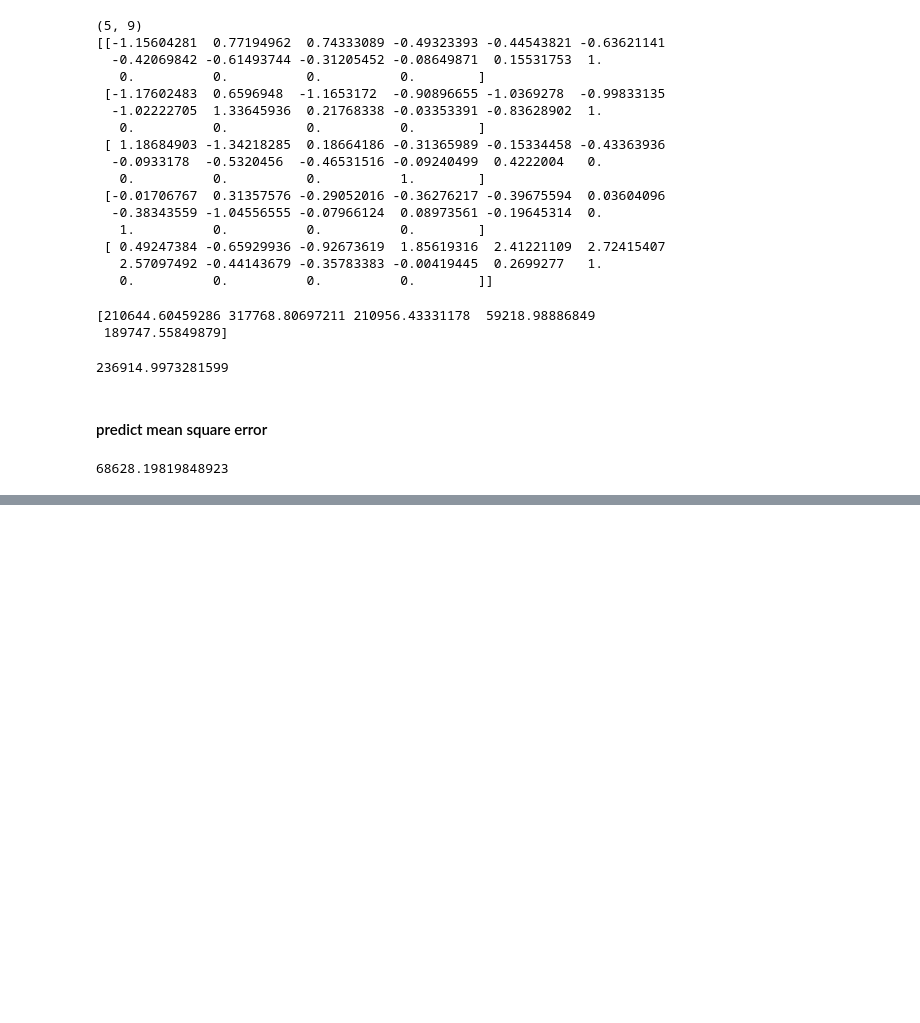
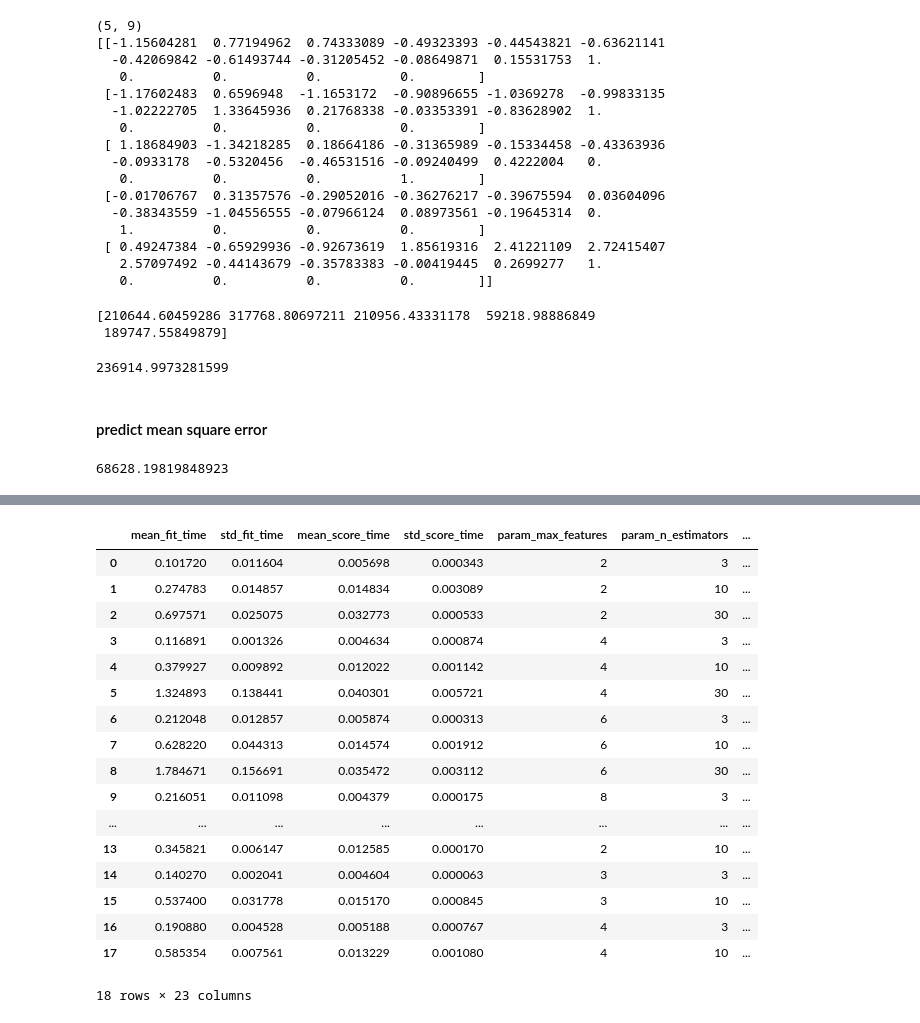
Before and after one commit to pacificlion/handson-ml22, a Jupyter notebook: A02_end_to_end_machine_learning_project.ipynb, the cells around one changed output, grey strips where cells are left out. Cells and saved outputs as stored; diff of their text form; code cells hidden in the pictures; blank space fills up the shorter version.

```diff
--- a/A02_end_to_end_machine_learning_project.ipynb
+++ b/A02_end_to_end_machine_learning_project.ipynb
@@ -505,0 +557,5 @@ lin_rmse
+# %%
+from sklearn.ensemble import RandomForestRegressor
+
+forest_reg = RandomForestRegressor(n_estimators=100, random_state=42)
+forest_reg.fit(housing_prepared, housing_labels)
@@ -505,0 +597,9 @@ lin_rmse
+# %%
+from sklearn.svm import SVR
+
+svm_reg = SVR(kernel="linear")
+svm_reg.fit(housing_prepared, housing_labels)
+housing_predictions = svm_reg.predict(housing_prepared)
+svm_mse = mean_squared_error(housing_labels, housing_predictions)
+svm_rmse = np.sqrt(svm_mse)
+svm_rmse
@@ -505,0 +608,16 @@ lin_rmse
+# %%
+from sklearn.model_selection import GridSearchCV
+
+param_grid = [
+    # try 12 (3×4) combinations of hyperparameters
+    {'n_estimators': [3, 10, 30], 'max_features': [2, 4, 6, 8]},
+    # then try 6 (2×3) combinations with bootstrap set as False
+    {'bootstrap': [False], 'n_estimators': [3, 10], 'max_features': [2, 3, 4]},
+  ]
+
+forest_reg = RandomForestRegressor(random_state=42)
+# train across 5 folds, that's a total of (12+6)*5=90 rounds of training
+grid_search = GridSearchCV(forest_reg, param_grid, cv=5,
+                           scoring='neg_mean_squared_error',
+                           return_train_score=True)
+grid_search.fit(housing_prepared, housing_labels)
@@ -505,0 +664,21 @@ lin_rmse
+# %%
+pd.DataFrame(grid_search.cv_results_)
+# %% [output]
+|  | mean_fit_time | std_fit_time | mean_score_time | std_score_time | param_max_features | param_n_estimators | ... |
+| 0 | 0.101720 | 0.011604 | 0.005698 | 0.000343 | 2 | 3 | ... |
+| 1 | 0.274783 | 0.014857 | 0.014834 | 0.003089 | 2 | 10 | ... |
+| 2 | 0.697571 | 0.025075 | 0.032773 | 0.000533 | 2 | 30 | ... |
+| 3 | 0.116891 | 0.001326 | 0.004634 | 0.000874 | 4 | 3 | ... |
+| 4 | 0.379927 | 0.009892 | 0.012022 | 0.001142 | 4 | 10 | ... |
+| 5 | 1.324893 | 0.138441 | 0.040301 | 0.005721 | 4 | 30 | ... |
+| 6 | 0.212048 | 0.012857 | 0.005874 | 0.000313 | 6 | 3 | ... |
+| 7 | 0.628220 | 0.044313 | 0.014574 | 0.001912 | 6 | 10 | ... |
+| 8 | 1.784671 | 0.156691 | 0.035472 | 0.003112 | 6 | 30 | ... |
+| 9 | 0.216051 | 0.011098 | 0.004379 | 0.000175 | 8 | 3 | ... |
+| ... | ... | ... | ... | ... | ... | ... | ... |
+| 13 | 0.345821 | 0.006147 | 0.012585 | 0.000170 | 2 | 10 | ... |
+| 14 | 0.140270 | 0.002041 | 0.004604 | 0.000063 | 3 | 3 | ... |
+| 15 | 0.537400 | 0.031778 | 0.015170 | 0.000845 | 3 | 10 | ... |
+| 16 | 0.190880 | 0.004528 | 0.005188 | 0.000767 | 4 | 3 | ... |
+| 17 | 0.585354 | 0.007561 | 0.013229 | 0.001080 | 4 | 10 | ... |
+18 rows × 23 columns
```
Also changed, not shown: parts of 28 cells of this notebook, 1 other file.
